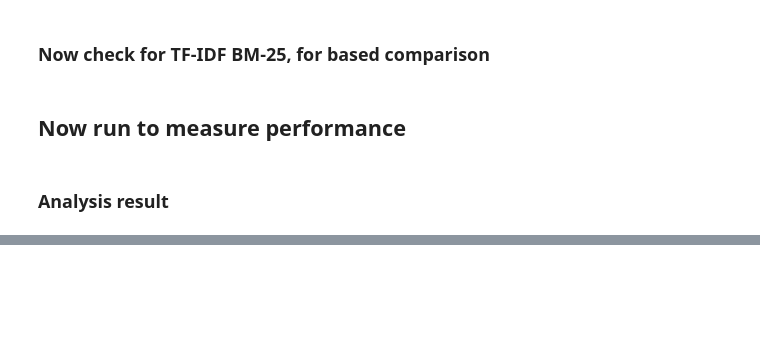
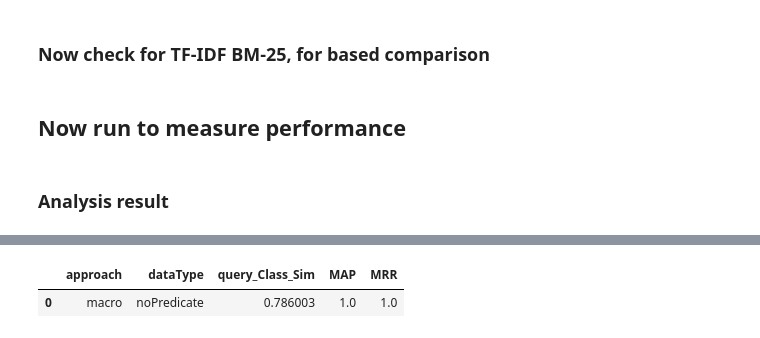
Before and after one commit to napakalas/casbert-experiment, a Jupyter notebook: PMR_Casbert_Experiment.ipynb, the cells around one changed output, grey strips where cells are left out. Cells and saved outputs as stored; diff of their text form; code cells hidden in the pictures; blank space fills up the shorter version.

```diff
--- a/PMR_Casbert_Experiment.ipynb
+++ b/PMR_Casbert_Experiment.ipynb
@@ -438,27 +420,21 @@ def camel_case_split(identifier):
 
 # loop for each variable
 varTexts = {'varId':[], 'name':[], 'name_synonym':[], 'name_synonym_def':[], 'name_synonym_predicate':[]}
-for varId, value in variables['data'].items():
-
+for varId, value in entityKeys.items():
+    if varId not in entityKeys: continue
     names = []
     synonyms = []
     definitions = []
     predicates = []
-    if 'rdfLeaves' in value:
-        for leaf in value['rdfLeaves']:
-            leaf = str(leaf).strip()
-            # get ontology class para
-            if leaf.startswith('http'):
-                classId = leaf.rsplit('/',1)[-1].rsplit('#',1)[-1].replace('_',':')
-            elif leaf.startswith('urn:miriam'):
-                classId = leaf.rsplit(':',1)[-1].replace('%3A',':')
-            if leaf.startswith('http') or leaf.startswith('urn:miriam'):
-                textFeature = getClassText(classId, features=['name', 'synonym', 'def'])
-                if len(textFeature)==0: continue
-                names += [textFeature['name']]
-                synonyms += ['' if not isinstance(textFeature['synonym'], str) else textFeature['synonym']]
-                definitions += ['' if not isinstance(textFeature['def'], str) else textFeature['def']]
-                predicates += [' '.join([' '.join(camel_case_split(p)).lower() for ps in entityKeys[varId]['classes'][classId]['path'] for p in ps])]
+    for classId in value['classes']:
+        textFeature = getClassText(classId, features=['name', 'synonym', 'def'])
+        if len(textFeature)==0:
+            continue
+        names += [textFeature['name']]
+        synonyms += ['' if not isinstance(textFeature['synonym'], str) else textFeature['synonym']]
+        definitions += ['' if not isinstance(textFeature['def'], str) else textFeature['def']]
+        predicates += [' '.join([' '.join(camel_case_split(p)).lower() for ps in value['classes'][classId]['path'] for p in ps])]
+
     if len(names)==0: continue
     varTexts['varId'] += [varId]
     varTexts['name'] += [', '.join(set(names))]
@@ -487,13 +463,14 @@ class BM25(object):
         y = super(TfidfVectorizer, self.vectorizer).transform(X)
         self.avdl = y.sum(1).mean()
 
+        self.X = super(TfidfVectorizer, self.vectorizer).transform(X)
+        self.len_X = self.X.sum(1).A1
+
     def transform(self, q, X):
         """ Calculate BM25 between query q and documents X """
-        b, k1, avdl = self.b, self.k1, self.avdl
+        b, k1, avdl, len_X, X = self.b, self.k1, self.avdl, self.len_X, self.X
 
         # apply CountVectorizer
-        X = super(TfidfVectorizer, self.vectorizer).transform(X)
-        len_X = X.sum(1).A1
         q, = super(TfidfVectorizer, self.vectorizer).transform([q])
         assert sparse.isspmatrix_csr(q)
 
@@ -553,7 +530,7 @@ results[dataSetType]['microWP'] = getMAP(querySet, entitySearchClass, topK=topK,
 results[dataSetType]['mixed'] = getMAP(querySet, entitySearchCombine, topK=topK, indexType='class')
 results[dataSetType]['mixedWP'] = getMAP(querySet, entitySearchCombine, topK=topK, indexType='class_predicate')
 results[dataSetType]['mixedCl'] = getMAP(querySet, entitySearchCombine2, topK=topK)
-results[dataSetType]['BM25'] = getMAP(querySet, entitySearchBM25, topK=topK, indexType='name_synonym')
+results[dataSetType]['BM25'] = getMAP(querySet, entitySearchBM25, topK=topK, indexType='name_synonym_predicate')
 # %%
 dataSetType = 'combine'
 querySet = queryTest[dataSetType]
@@ -564,7 +541,7 @@ results[dataSetType]['microWP'] = getMAP(querySet, entitySearchClass, topK=topK,
 results[dataSetType]['mixed'] = getMAP(querySet, entitySearchCombine, topK=topK, indexType='class')
 results[dataSetType]['mixedWP'] = getMAP(querySet, entitySearchCombine, topK=topK, indexType='class_predicate')
 results[dataSetType]['mixedCl'] = getMAP(querySet, entitySearchCombine2, topK=topK)
-results[dataSetType]['BM25'] = getMAP(querySet, entitySearchBM25, topK=topK, indexType='name_synonym')
+results[dataSetType]['BM25'] = getMAP(querySet, entitySearchBM25, topK=topK, indexType='name_synonym_predicate')
 # %% [markdown]
 ### Analysis result
 # %%
@@ -597,24 +584,23 @@ updateQueryEntityScore(queryTest['combine'])
 # %%
 detailResults = {'approach':[], 'dataType':[], 'query_Class_Sim':[], 'MAP':[], 'MRR':[]}
 queryReference = {'noPredicate':[v['score'] for k,v in queryTest['noPredicate']['2'].items()],
                   'withPredicate':[v['score'] for k,v in queryTest['withPredicate']['2'].items()],
                   'combine':[v['score'] for k,v in queryTest['combine'].items()]}
 
 for approach in list(results.values())[0].keys():
     for dataType, v in results.items():
         for a,b,c in zip(queryReference[dataType], list(v[approach]['MAP']['stat'].values()), list(v[approach]['MRR']['stat'].values())):
             detailResults['approach'] += [approach]
             detailResults['dataType'] += [dataType]
             detailResults['query_Class_Sim'] += [a]
             detailResults['MAP'] += [b]
             detailResults['MRR'] += [c]
 
-
-#         detailResults[dataType+'_MAP'] += [v[approach]['MAP']['score']]
-#         detailResults[dataType+'_MRR'] += [v[approach]['MRR']['score']]
-
 df_detailResults = pd.DataFrame(detailResults)
-df_detailResults
+df_detailResults.head(1)
+# %% [output]
+|  | approach | dataType | query_Class_Sim | MAP | MRR |
+| 0 | macro | noPredicate | 0.786003 | 1.0 | 1.0 |
 # %%
 dfPlot = df_detailResults[df_detailResults['dataType']=='combine']
 dfPlot.query_Class_Sim = np.floor(dfPlot.query_Class_Sim*10)/10
```
Also changed, not shown: parts of 12 cells of this notebook, 13 other files.
